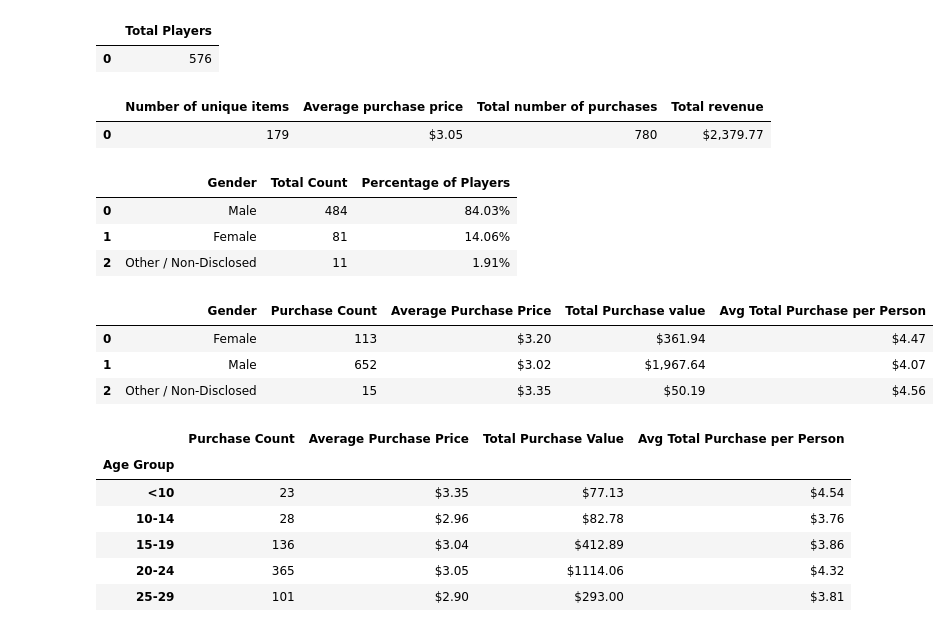
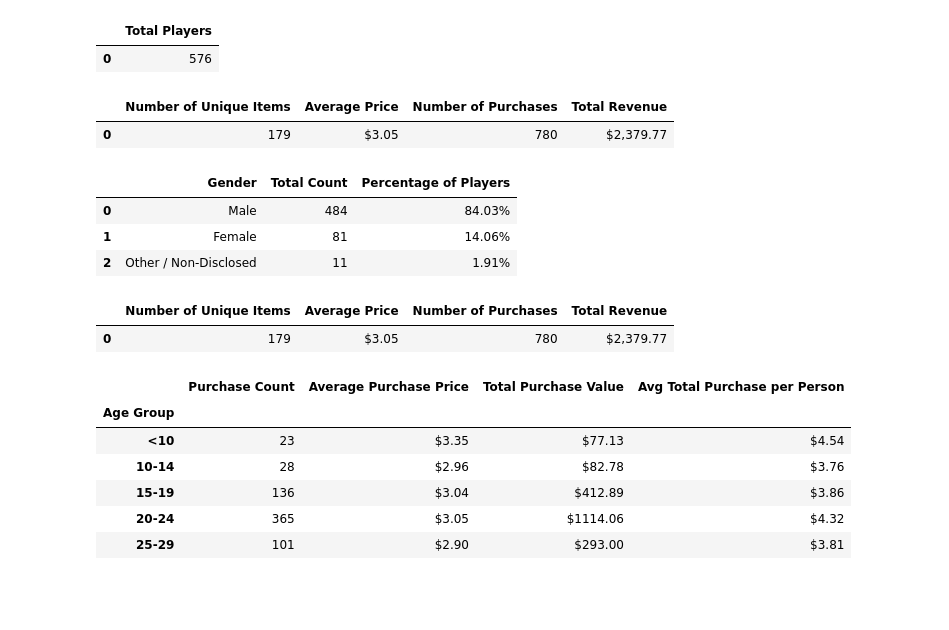
Before and after one commit to gucaselo/pandas, a Jupyter notebook: HeroesOfPymoli/HeroesOfPymoli.ipynb, the cells around one changed output. Drawn from its saved outputs; the diff is of its cells as text; code cells hidden in the pictures; blank space fills up the shorter version.

Commit message:
Added Data Frame alignment and comments.

```diff
--- a/HeroesOfPymoli/HeroesOfPymoli.ipynb
+++ b/HeroesOfPymoli/HeroesOfPymoli.ipynb
@@ -24,0 +7,14 @@ csvfile_df
+# %%
+#Create Data Frame from csv data
+csvfile_df = pd.DataFrame(csvfile)
+
+#Align text to the left
+def left_align(df):
+    left_aligned_df = df.style.set_properties(**{'text-align': 'left'})
+    left_aligned_df = left_aligned_df.set_table_styles(
+        [dict(selector='th', props=[('text-align', 'left')])]
+    )
+    return left_aligned_df
+
+#Align text to the left
+left_align(csvfile_df)
@@ -51,17 +52,19 @@ no_purchases = csvfile_df['Purchase ID'].count()
 total_revenue = csvfile_df['Price'].sum()
 
 #Create Data Frame of Purchasing Analysis
-purchasing_analysis = pd.DataFrame({'Number of unique items':[unique_items],
-                                    'Average purchase price':[avg_price],
-                                    'Total number of purchases':[no_purchases],
-                                    'Total revenue':[total_revenue]
+purchasing_analysis = pd.DataFrame({'Number of Unique Items':[unique_items],
+                                    'Average Price':[avg_price],
+                                    'Number of Purchases':[no_purchases],
+                                    'Total Revenue':[total_revenue]
                                    })
 #Format values
-purchasing_analysis['Average purchase price'] = purchasing_analysis['Average purchase price'].map("${:.2f}".format)
-purchasing_analysis['Total revenue'] = purchasing_analysis['Total revenue'].map("${:,}".format)
-purchasing_analysis
+purchasing_analysis['Average Price'] = purchasing_analysis['Average Price'].map("${:.2f}".format)
+purchasing_analysis['Total Revenue'] = purchasing_analysis['Total Revenue'].map("${:,}".format)
+
+#Align text to the left
+left_align(purchasing_analysis)
 # %% [output]
-|  | Number of unique items | Average purchase price | Total number of purchases | Total revenue |
+|  | Number of Unique Items | Average Price | Number of Purchases | Total Revenue |
 | 0 | 179 | $3.05 | 780 | $2,379.77 |
 # %%
 #-------------------------------------------------------#
@@ -109,38 +114,38 @@ male_purchase = csvfile_df.loc[csvfile_df['Gender']=='Male', :]
 male_purchase_count = male_purchase['Gender'].count()
 male_avg_price = male_purchase['Price'].mean()
 male_purchase_total = male_purchase['Price'].sum()
 male_avg_purchase = male_purchase_total/male_purchase_count
 male_avg_total_purchase = male_purchase_total / male_count
 
 #Female purchasing analysis
 female_purchase = csvfile_df.loc[csvfile_df['Gender']=='Female', :]
 female_purchase_count = female_purchase['Gender'].count()
 female_avg_price = female_purchase['Price'].mean()
 female_purchase_total = female_purchase['Price'].sum()
 female_avg_total_purchase = female_purchase_total / female_count
 
 #Other/Non-Disclosed purchasing analysis
 other_purchase = csvfile_df.loc[csvfile_df['Gender']=='Other / Non-Disclosed', :]
 other_purchase_count = other_purchase['Gender'].count()
 other_avg_price = other_purchase['Price'].mean()
 other_purchase_total = other_purchase['Price'].sum()
 other_avg_total_purchase = other_purchase_total / other_count
 
 purchasing_analysis_gender = pd.DataFrame({'Gender':['Female', 'Male', 'Other / Non-Disclosed'],
                                           'Purchase Count':[female_purchase_count, male_purchase_count, other_purchase_count],
                                           'Average Purchase Price':[female_avg_price, male_avg_price, other_avg_price],
                                           'Total Purchase value':[female_purchase_total, male_purchase_total, other_purchase_total],
                                           'Avg Total Purchase per Person':[female_avg_total_purchase, male_avg_total_purchase,other_avg_total_purchase]
                                           })
 purchasing_analysis_gender['Average Purchase Price'] = purchasing_analysis_gender['Average Purchase Price'].map("${:.2f}".format)
 purchasing_analysis_gender['Total Purchase value'] = purchasing_analysis_gender['Total Purchase value'].map("${:,}".format)
 purchasing_analysis_gender['Avg Total Purchase per Person'] = purchasing_analysis_gender['Avg Total Purchase per Person'].map("${:.2f}".format)
-purchasing_analysis_gender
+
+#Align text to the left
+left_align(purchasing_analysis)
 # %% [output]
-|  | Gender | Purchase Count | Average Purchase Price | Total Purchase value | Avg Total Purchase per Person |
-| 0 | Female | 113 | $3.20 | $361.94 | $4.47 |
-| 1 | Male | 652 | $3.02 | $1,967.64 | $4.07 |
-| 2 | Other / Non-Disclosed | 15 | $3.35 | $50.19 | $4.56 |
+|  | Number of Unique Items | Average Price | Number of Purchases | Total Revenue |
+| 0 | 179 | $3.05 | 780 | $2,379.77 |
 # %%
 #-------------------------------------------------------#
 #                     Age Demographics                  #
```
Also changed, not shown: parts of 8 cells of this notebook.
